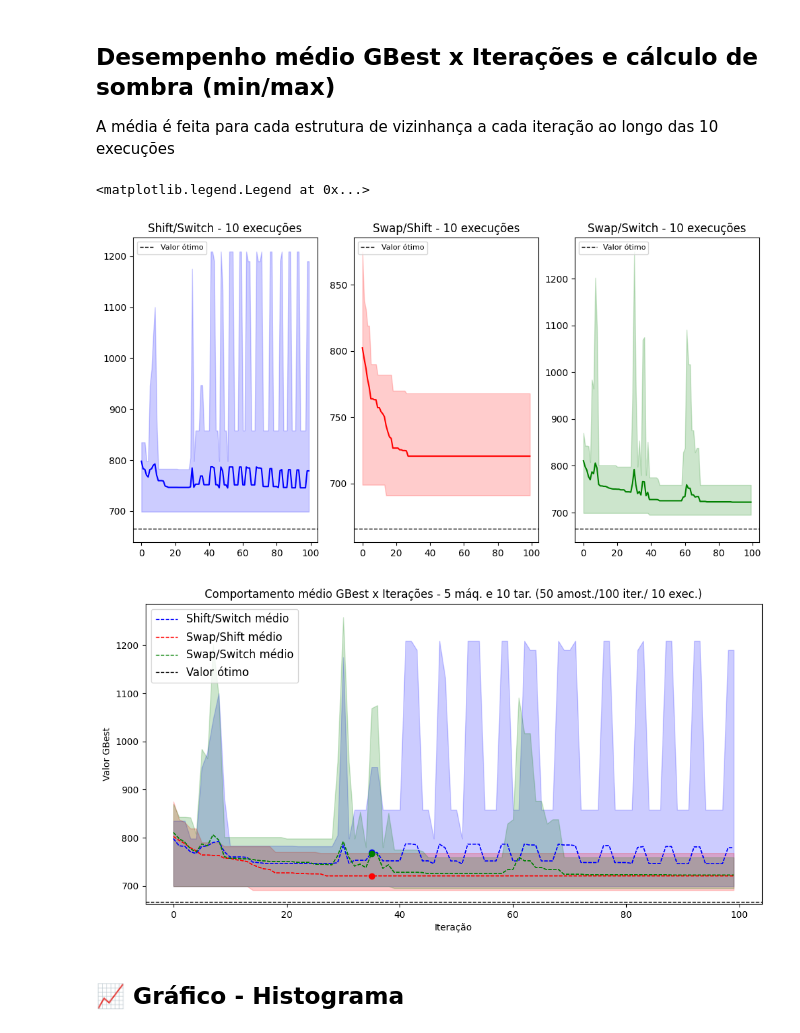
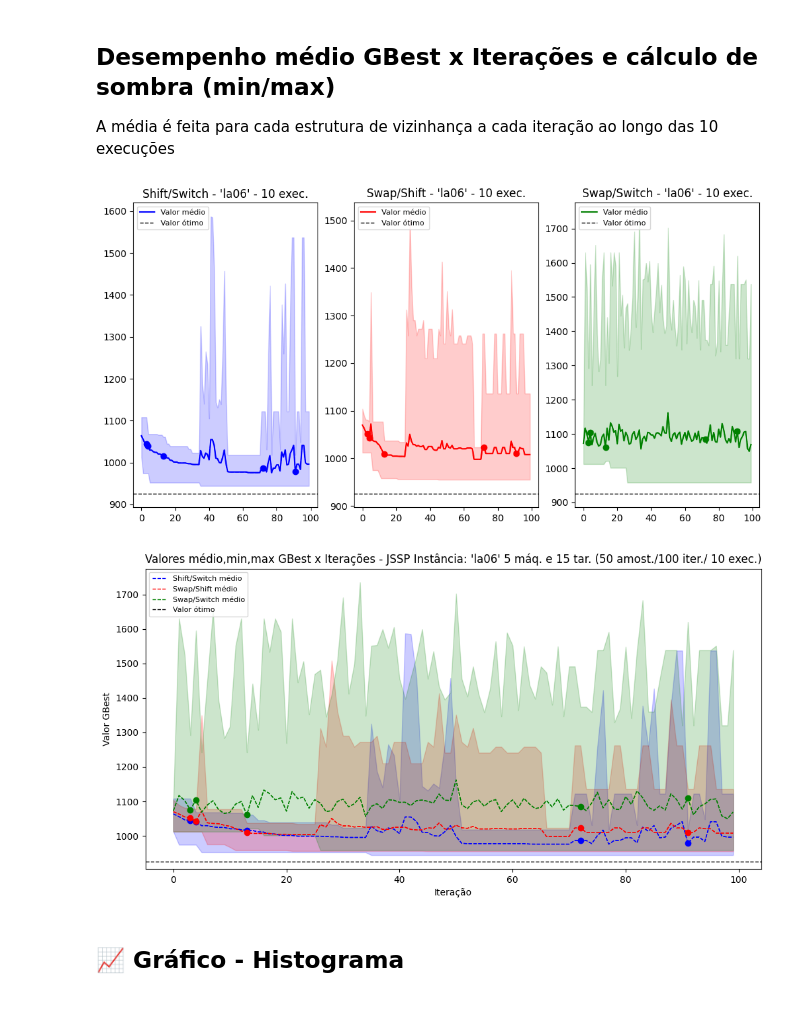
Before and after one commit to diogo-dpa/TCC-Projeto-UFMG, a Jupyter notebook: projeto.ipynb, the cells around one changed output. Cells and saved outputs as stored; diff of their text form; code cells hidden in the pictures.

Commit message:
Lógica de seleção randômica de amostras e iterações implementada e gráfico salvando figura ao rodar.

```diff
--- a/projeto.ipynb
+++ b/projeto.ipynb
@@ -39,5 +39,8 @@ def compareFitnessAndReplaceOrNot(referentialFitness, currentFitness, currentVec
 def generateRandomIterationNumber(numberOfIterations):
     return np.random.randint(numberOfIterations)
 
+def generateRandomNumbers(numberOfIterations, howManyValues):
+    return np.random.choice(numberOfIterations, howManyValues, replace=False)
+
 def copyArray(arrayToCopy):
     return arrayToCopy.copy()
@@ -289,11 +297,24 @@ w = 1
 iterations = 100
 # Statistic execution time
 executionTimeQuantity = 10
+
+# Percentage of samples from population that will apply VND method
+percentageParticlesChoosen = 0.1
+# Number of particle that will be chosen
+numberOfParticleChoosen = int(numberOfParticles*percentageParticlesChoosen)
+particlesChoosen = np.zeros(numberOfParticleChoosen + 1) # add 1 for the best position in each iteration
+
+# Percentage of iterations that will apply VND method
+percentageIterationsForVND = 0.05
+# Number of particle that will be chosen
+numberOfIterationsForVND = int(iterations*percentageIterationsForVND)
+iterationsForVND = np.zeros(numberOfIterationsForVND)
+
 # Array de cores - Gráficos
 colors = ['blue', 'red', 'green']
 
 optimalValueArrayJSSPInstance = {'la01': 666, 'la02': 655, 'la03': 597, 'la04': 590, 'la05': 593, 'la06': 926, 'mt10': 930, 'mt20': 1165}
-JSSPInstance = 'la01'
+JSSPInstance = 'la06'
 # %%
 # Full Method
 [data, tasks, machines] = readInstanceAndReturnDataTaskMachines('./instances/{}.txt'.format(JSSPInstance))
@@ -450,41 +471,43 @@ for ns_it in range(0, sizeNeighborhoodStructure):
 # %%
 x = np.arange(iterations)
 y = np.zeros((sizeNeighborhoodStructure, iterations))
 ymin = np.zeros((sizeNeighborhoodStructure, iterations))
 ymax = np.zeros((sizeNeighborhoodStructure, iterations))
 
 
 figHist, axesHist = plt.subplots(1, sizeNeighborhoodStructure, figsize=(12,6), dpi=100)
 
 for ns_it in range(0, sizeNeighborhoodStructure):
     y[ns_it] = meanBestGlobalFitnessArrayPerIteration[ns_it][:]
     ymin[ns_it] = minBestGlobalFitnessArrayPerIteration[ns_it][:]
     ymax[ns_it] = maxBestGlobalFitnessArrayPerIteration[ns_it][:]
-    axesHist[ns_it].plot(x, y[ns_it,:], color=colors[ns_it])
+    axesHist[ns_it].plot(x, y[ns_it], color=colors[ns_it], label="Valor médio")
     axesHist[ns_it].fill_between(x, ymin[ns_it], ymax[ns_it], color=colors[ns_it], alpha=0.2)
     axesHist[ns_it].axhline(optimalValueArrayJSSPInstance[JSSPInstance], color='k', linestyle='dashed', linewidth=1, label='Valor ótimo')
-    axesHist[ns_it].set_title('{} - {} execuções'.format(neighborhoodStructuresLiteral[ns_it], executionTimeQuantity))
+    axesHist[ns_it].plot(x, y[ns_it], color=colors[ns_it], lw=1, ls='--', marker='o', markevery=[iterationsForVND])
+    axesHist[ns_it].set_title('{} - \'{}\' - {} exec.'.format(neighborhoodStructuresLiteral[ns_it], JSSPInstance, executionTimeQuantity))
     axesHist[ns_it].legend(fontsize=8, loc='upper left')
+    figHist.savefig('./results/%s/linha/desempenhoIndividuais.png' % JSSPInstance, dpi=figHist.dpi)
 
 
 # Full Figure
 figComplete, axesCompleteFig = plt.subplots(figsize=(12,6), dpi=100)
 
 for ns_it in range(0, sizeNeighborhoodStructure):
     axesCompleteFig.plot(x, y[ns_it], color=colors[ns_it], lw=1, ls='--', label="{} médio".format(neighborhoodStructuresLiteral[ns_it]))
     axesCompleteFig.fill_between(x, ymin[ns_it], ymax[ns_it], color=colors[ns_it], alpha=0.2)
-    axesCompleteFig.plot(x, y[ns_it], color=colors[ns_it], lw=1, ls='--', marker='o', markevery=[iterationChoosen])
+    axesCompleteFig.plot(x, y[ns_it], color=colors[ns_it], lw=1, ls='--', marker='o', markevery=[iterationsForVND])
 
 axesCompleteFig.axhline(optimalValueArrayJSSPInstance[JSSPInstance], color='k', linestyle='dashed', linewidth=1, label='Valor ótimo')
 
 axesCompleteFig.set_xlabel('Iteração')
 axesCompleteFig.set_ylabel('Valor GBest')
-axesCompleteFig.set_title('Comportamento médio GBest x Iterações - {} máq. e {} tar. ({} amost./{} iter./ {} exec.)'.format(machines, tasks, numberOfParticles, iterations, executionTimeQuantity))
-axesCompleteFig.legend(fontsize=12, loc='upper left')
+axesCompleteFig.set_title('Valores médio,min,max GBest x Iterações - JSSP Instância: \'{}\' {} máq. e {} tar. ({} amost./{} iter./ {} exec.)'.format(JSSPInstance, machines, tasks, numberOfParticles, iterations, executionTimeQuantity))
+axesCompleteFig.legend(fontsize=8, loc='upper left')
+figComplete.savefig('./results/%s/linha/desempenhoCompleto.png' % JSSPInstance, dpi=figComplete.dpi)
 # %% [output]
-<matplotlib.legend.Legend at 0x...>
-[figure, old version]
+[figure, new version]
-[figure, old version]
+[figure, new version]
 # %% [markdown]
 ## 📈 Gráfico - Histograma
 # %%
```
Also changed, not shown: parts of 6 cells of this notebook, 6 other files.
